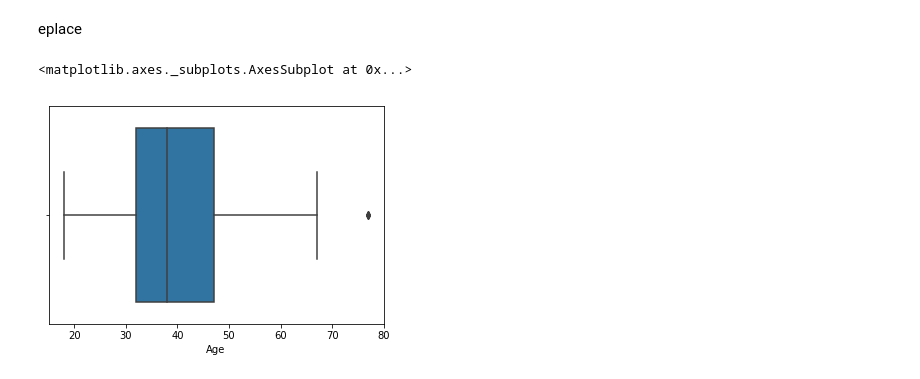
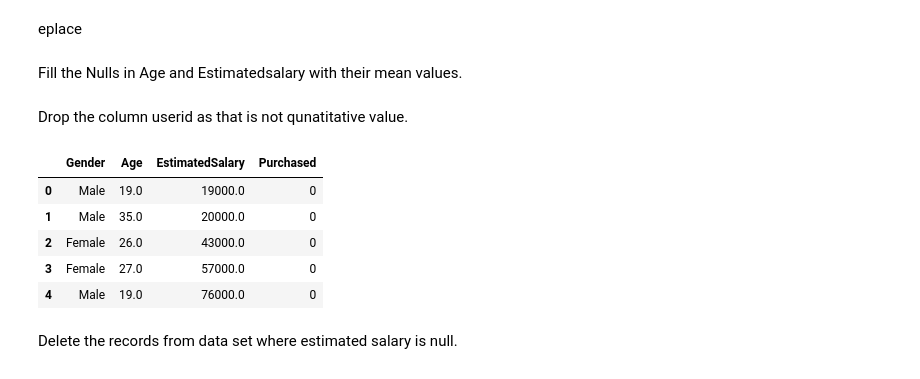
Before and after one commit to venkat2ram/Python, a Jupyter notebook: asgn3_eda.ipynb, the cells around one changed output. Drawn from its saved outputs; the diff is of its cells as text; code cells hidden in the pictures.

```diff
--- a/asgn3_eda.ipynb
+++ b/asgn3_eda.ipynb
@@ -52,7 +52,6 @@ sns.heatmap(df.isnull(),yticklabels=False,)
 # %% [markdown]
 eplace
 # %%
-sns.boxplot(df['Age'],)
+#sns.boxplot(df['Age'],)
-# %% [output]
-<matplotlib.axes._subplots.AxesSubplot at 0x...>
-[figure, removed]
+# %% [markdown]
+Fill the Nulls in Age and Estimatedsalary with their mean values.
@@ -58,0 +60,2 @@ sns.boxplot(df['Age'],)
+# %% [markdown]
+Drop the column userid as that is not qunatitative value.
@@ -58,0 +64,11 @@ sns.boxplot(df['Age'],)
+# %%
+df.head()
+# %% [output]
+|  | Gender | Age | EstimatedSalary | Purchased |
+| 0 | Male | 19.0 | 19000.0 | 0 |
+| 1 | Male | 35.0 | 20000.0 | 0 |
+| 2 | Female | 26.0 | 43000.0 | 0 |
+| 3 | Female | 27.0 | 57000.0 | 0 |
+| 4 | Male | 19.0 | 76000.0 | 0 |
+# %% [markdown]
+Delete the records from data set where estimated salary is null.
```
Also changed, not shown: parts of 9 cells of this notebook.
